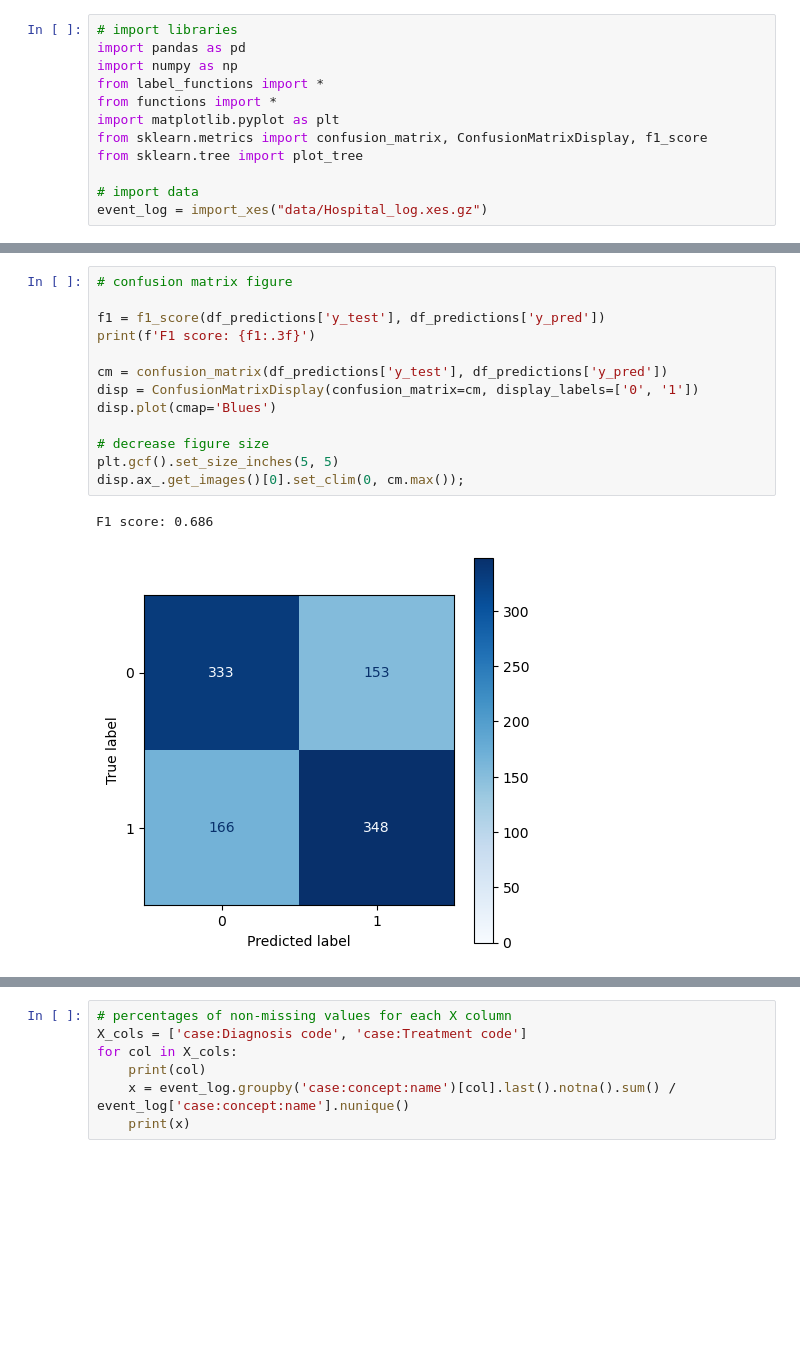
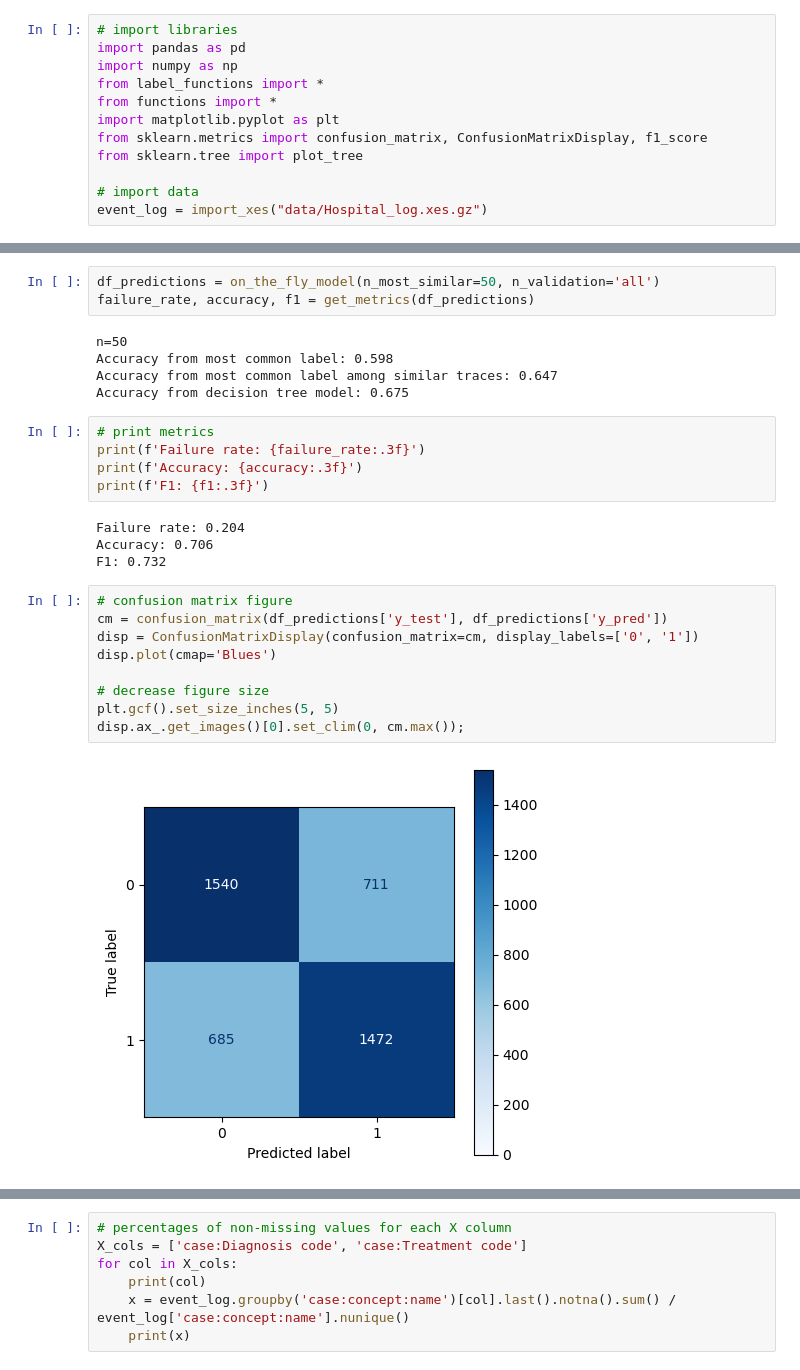
Before and after one commit to GeorgeAntono/Predictive_Process_Mining, a Jupyter notebook: on-the-fly_model.ipynb, the cells around one changed output, grey strips where cells are left out. Cells and saved outputs as stored; diff of their text form; blank space fills up the shorter version.

Commit message:
evaluate on-the-fly model

```diff
--- a/on-the-fly_model.ipynb
+++ b/on-the-fly_model.ipynb
@@ -113,19 +152,31 @@ df_predictions[df_predictions['y_prob'] > threshold]
+# %%
+df_predictions = on_the_fly_model(n_most_similar=50, n_validation='all')
+failure_rate, accuracy, f1 = get_metrics(df_predictions)
+# %% [output]
+n=50
+Accuracy from most common label: 0.598
+Accuracy from most common label among similar traces: 0.647
+Accuracy from decision tree model: 0.675
+# %%
+# print metrics
+print(f'Failure rate: {failure_rate:.3f}')
+print(f'Accuracy: {accuracy:.3f}')
+print(f'F1: {f1:.3f}')
+# %% [output]
+Failure rate: 0.204
+Accuracy: 0.706
+F1: 0.732
 # %%
 # confusion matrix figure
-
-f1 = f1_score(df_predictions['y_test'], df_predictions['y_pred'])
-print(f'F1 score: {f1:.3f}')
-
 cm = confusion_matrix(df_predictions['y_test'], df_predictions['y_pred'])
 disp = ConfusionMatrixDisplay(confusion_matrix=cm, display_labels=['0', '1'])
 disp.plot(cmap='Blues')
 
 # decrease figure size
 plt.gcf().set_size_inches(5, 5)
 disp.ax_.get_images()[0].set_clim(0, cm.max());
 # %% [output]
-F1 score: 0.686
-[figure, old version]
+[figure, new version]
 # %%
 # plot last decision tree
 plt.figure(figsize=(16,6))
```
Also changed, not shown: parts of 8 cells of this notebook, 3 other files.
